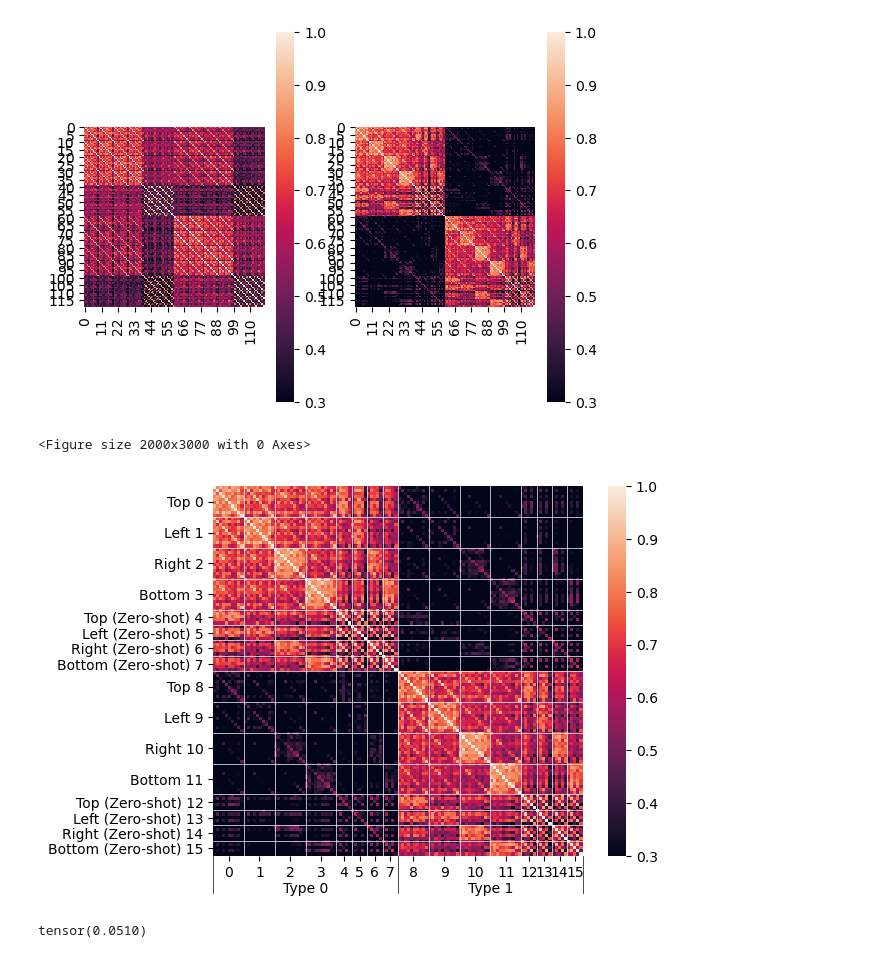
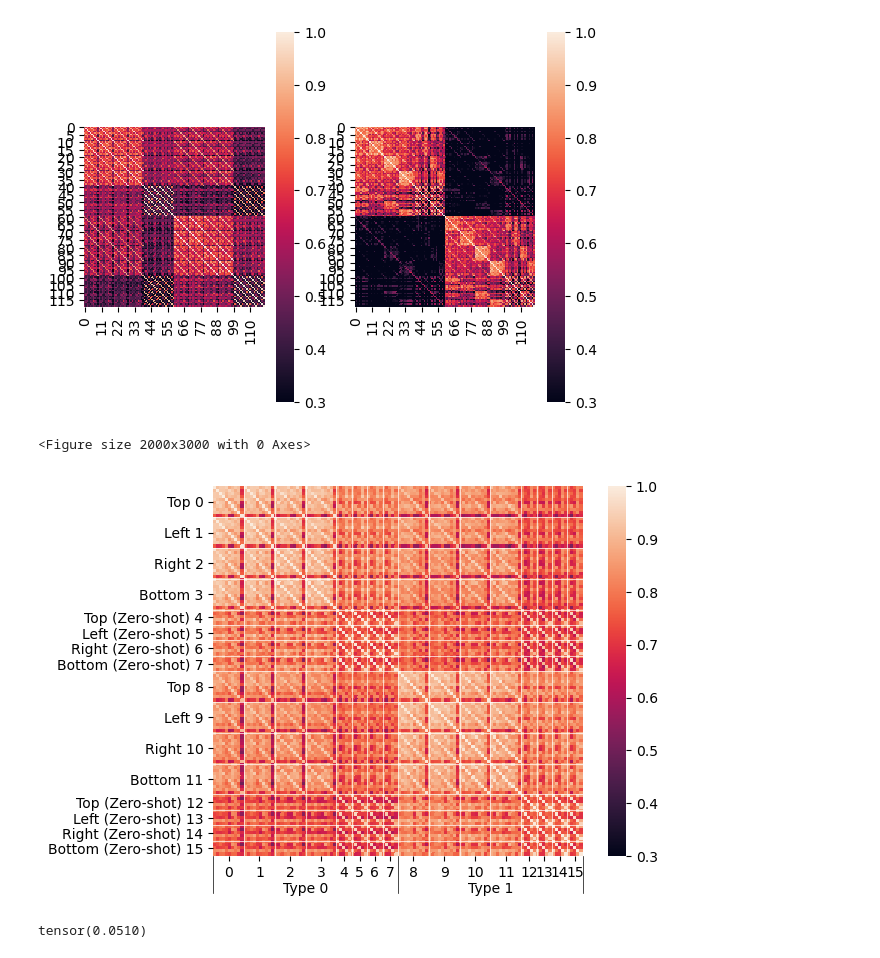
Before and after one commit to Yoshi-0921/MAEXP, a Jupyter notebook: configs/experiments/LangStrat/scripts/instructionAnalysis.ipynb, the cells around one changed output. Saved outputs shown, nothing was run; the diff lists cells and outputs as text; code cells hidden in the pictures.

```diff
--- a/configs/experiments/LangStrat/scripts/instructionAnalysis.ipynb
+++ b/configs/experiments/LangStrat/scripts/instructionAnalysis.ipynb
@@ -3,6 +3,7 @@ import torch
 from torch import nn
 import wandb
 
+networks_before = [nn.Linear(384, 32) for _ in range(8)]
 networks = [nn.Linear(384, 32) for _ in range(8)]
 wandb.init()
 weight_artifact = wandb.use_artifact("yoshi-0921/LangStrat-exp/1adr04sv.pth:v11", type="pretrained_weight")
@@ -93,6 +94,7 @@ embeddings = torch.concat([type0_right_tensor,type0_left_tensor,type0_top_tensor
                            ])
                         #    ,torch.normal(0,0.05,size=(10,384))])
 
+untrained_embeddings = networks_before[0](embeddings)
 trained_embeddings = networks[0](embeddings)
 
 final = []
@@ -102,6 +104,14 @@ for i in range(len(embeddings)):
         similarity = torch.cosine_similarity(embeddings[i].view(1,-1),embeddings[j].view(1,-1)).item()
         ans.append(similarity)
     final.append(ans)
+
+untrained_final = []
+for i in range(len(untrained_embeddings)):
+    ans = []
+    for j in range(len(untrained_embeddings)):
+        similarity = torch.cosine_similarity(untrained_embeddings[i].view(1,-1),untrained_embeddings[j].view(1,-1)).item()
+        ans.append(similarity)
+    untrained_final.append(ans)
 
 trained_final = []
 for i in range(len(trained_embeddings)):
@@ -136,7 +146,7 @@ sns.heatmap(trained_final,
 plt.figure(figsize=(20, 30))
 fig = plt.figure()
 
-ax=sns.heatmap(trained_final, # final, trained_final
+ax=sns.heatmap(untrained_final, # final, trained_final
     square=True,
     annot=False,
     vmin=0.3,
@@ -170,34 +180,34 @@ ax.axhline(60, color='white',lw=0.5)
 ax.axvline(60, color='white',lw=0.5)
 
 ax.axhline(70, color='white',lw=0.5)
 ax.axvline(70, color='white',lw=0.5)
 ax.axhline(80, color='white',lw=0.5)
 ax.axvline(80, color='white',lw=0.5)
 ax.axhline(90, color='white',lw=0.5)
 ax.axvline(90, color='white',lw=0.5)
 ax.axhline(100, color='white',lw=0.5)
 ax.axvline(100, color='white',lw=0.5)
 ax.axhline(105, color='white',lw=0.5)
 ax.axvline(105, color='white',lw=0.5)
 ax.axhline(110, color='white',lw=0.5)
 ax.axvline(110, color='white',lw=0.5)
 ax.axhline(115, color='white',lw=0.5)
 ax.axvline(115, color='white',lw=0.5)
 
 def add_line(ax, xpos, ypos):
     line = plt.Line2D([xpos, xpos], [ypos + .1, ypos],transform=ax.transAxes, color='black', lw=0.5)
     line.set_clip_on(False)
     ax.add_line(line)
 
 add_line(ax,0,-0.1)
 add_line(ax,0.5,-0.1)
 add_line(ax,1,-0.1)
 ax.text(0.25, -.1, "Type 0", ha='center', transform=ax.transAxes)
 ax.text(0.75, -.1, "Type 1", ha='center', transform=ax.transAxes)
 fig.savefig("trained_embedding_similarity.pdf", dpi=300, bbox_inches='tight')
 # %% [output]
 <Figure size 2000x3000 with 0 Axes>
-[figure, old version]
+[figure, new version]
 # %%
 type0_right_tensor.std()
 # %% [output]
```
Also changed, not shown: parts of 5 cells of this notebook.
